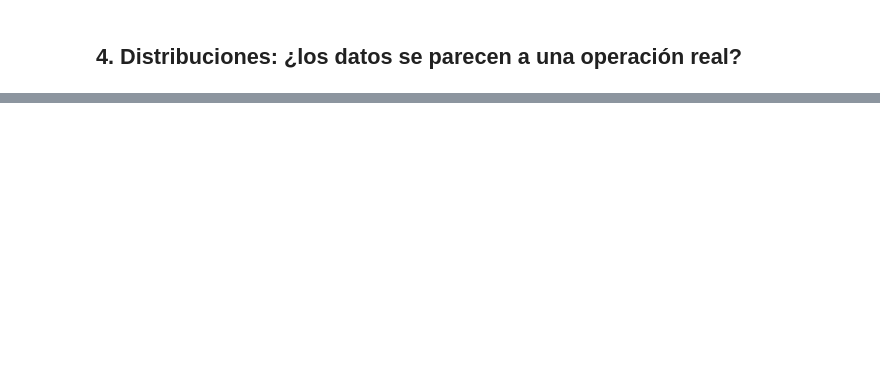
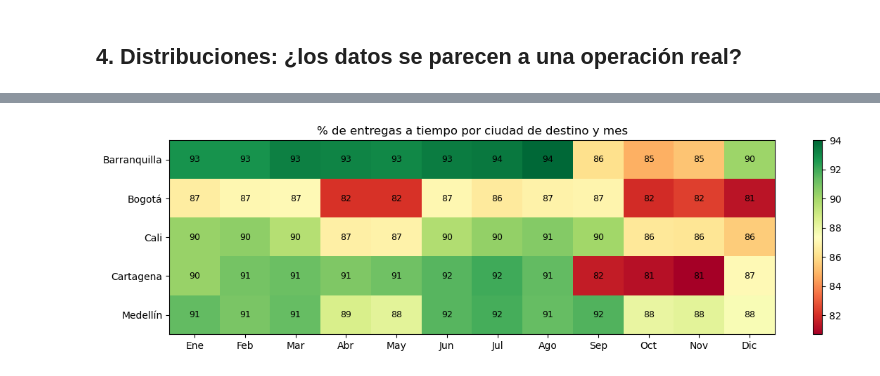
Before and after one commit to babottomas561-cell/ProyectoM2_TomasBabot, a Jupyter notebook: 1. Notebooks/Avance_1_DataGeneration.ipynb, the cells around one changed output, grey strips where cells are left out. Cells and saved outputs as stored; diff of their text form; code cells hidden in the pictures; blank space fills up the shorter version.

```diff
--- a/1. Notebooks/Avance_1_DataGeneration.ipynb
+++ b/1. Notebooks/Avance_1_DataGeneration.ipynb
@@ -448,0 +501,21 @@ consulta('''
+# %%
+ciudad_mes = consulta('''
+    SELECT r.destination_city AS ciudad, EXTRACT(MONTH FROM d.scheduled_datetime)::int AS mes,
+           ROUND(100.0 * AVG(CASE WHEN d.delivered_datetime <= d.scheduled_datetime + INTERVAL '30 minutes'
+                                  THEN 1 ELSE 0 END), 1) AS a_tiempo_pct
+    FROM deliveries d JOIN trips t ON d.trip_id = t.trip_id JOIN routes r ON t.route_id = r.route_id
+    WHERE d.delivery_status = 'delivered'
+    GROUP BY 1, 2
+''').pivot(index='ciudad', columns='mes', values='a_tiempo_pct')
+
+fig, ax = plt.subplots(figsize=(12, 3.5))
+im = ax.imshow(ciudad_mes, cmap='RdYlGn', aspect='auto')
+ax.set_xticks(range(12), ['Ene', 'Feb', 'Mar', 'Abr', 'May', 'Jun', 'Jul', 'Ago', 'Sep', 'Oct', 'Nov', 'Dic'])
+ax.set_yticks(range(len(ciudad_mes)), ciudad_mes.index)
+for i in range(ciudad_mes.shape[0]):
+    for j in range(12):
+        ax.text(j, i, f'{ciudad_mes.iloc[i, j]:.0f}', ha='center', va='center', fontsize=9)
+ax.set_title('% de entregas a tiempo por ciudad de destino y mes')
+plt.colorbar(im, ax=ax); plt.tight_layout(); plt.show()
+# %% [output]
+[figure, added]
```
Also changed, not shown: parts of 20 cells of this notebook, 25 other files.
